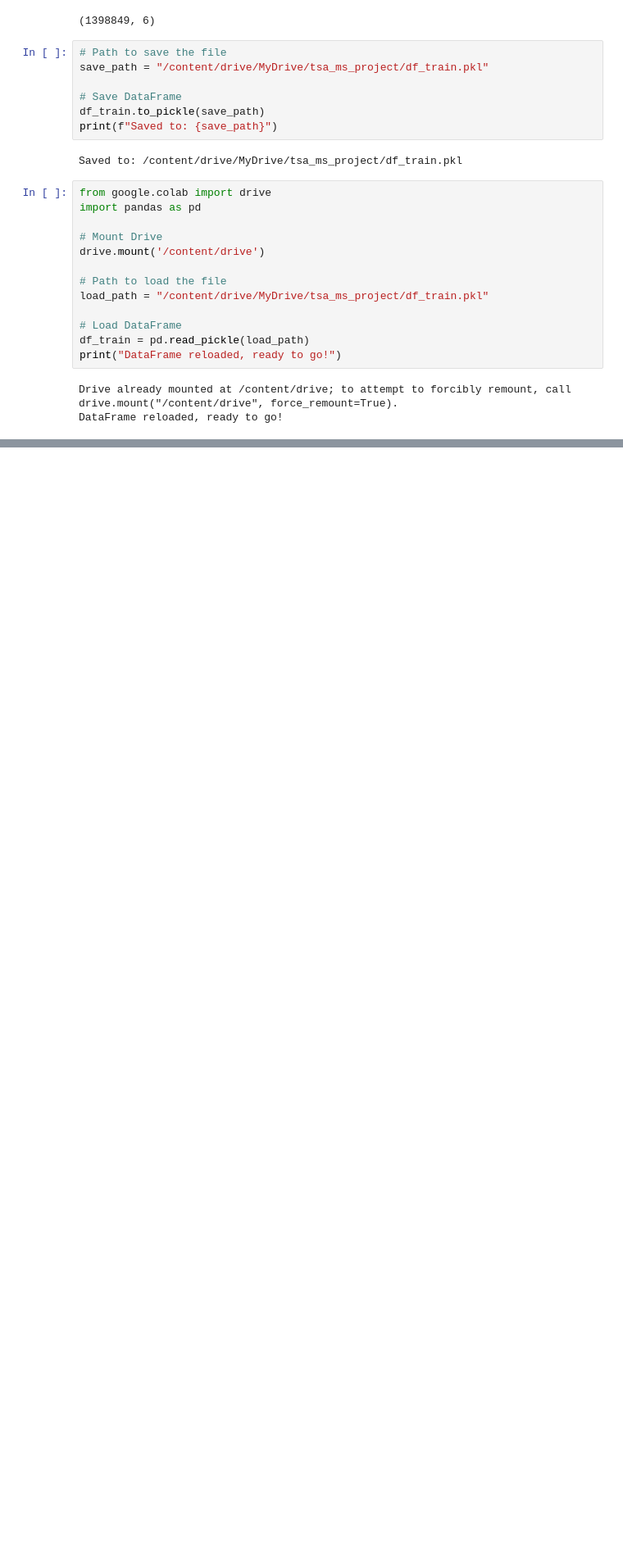
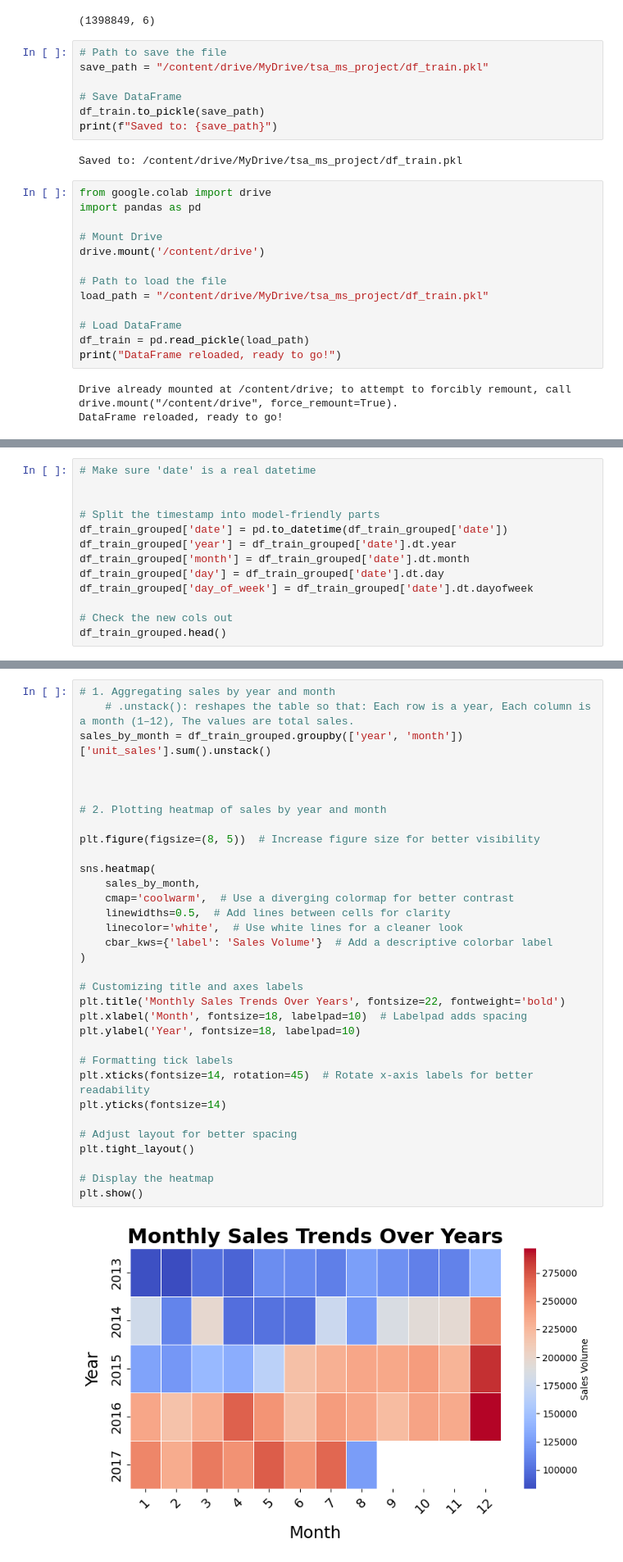
Before and after one commit to NyafeuKamdem/retail_demand_forcasting, a Jupyter notebook: data_prep.ipynb, the cells around one changed output, grey strips where cells are left out. Shown at 82% size. Drawn from its saved outputs; the diff is of its cells as text; blank space fills up the shorter version.

```diff
--- a/data_prep.ipynb
+++ b/data_prep.ipynb
@@ -149,0 +350,13 @@ DataFrame reloaded, ready to go!
+# %%
+# Make sure 'date' is a real datetime
+
+
+# Split the timestamp into model-friendly parts
+df_train_grouped['date'] = pd.to_datetime(df_train_grouped['date'])
+df_train_grouped['year'] = df_train_grouped['date'].dt.year
+df_train_grouped['month'] = df_train_grouped['date'].dt.month
+df_train_grouped['day'] = df_train_grouped['date'].dt.day
+df_train_grouped['day_of_week'] = df_train_grouped['date'].dt.dayofweek
+
+# Check the new cols out
+df_train_grouped.head()
@@ -149,0 +440,35 @@ DataFrame reloaded, ready to go!
+# %%
+# 1. Aggregating sales by year and month
+    # .unstack(): reshapes the table so that: Each row is a year, Each column is a month (1–12), The values are total sales.
+sales_by_month = df_train_grouped.groupby(['year', 'month'])['unit_sales'].sum().unstack()
+
+
+
+# 2. Plotting heatmap of sales by year and month
+
+plt.figure(figsize=(8, 5))  # Increase figure size for better visibility
+
+sns.heatmap(
+    sales_by_month,
+    cmap='coolwarm',  # Use a diverging colormap for better contrast
+    linewidths=0.5,  # Add lines between cells for clarity
+    linecolor='white',  # Use white lines for a cleaner look
+    cbar_kws={'label': 'Sales Volume'}  # Add a descriptive colorbar label
+)
+
+# Customizing title and axes labels
+plt.title('Monthly Sales Trends Over Years', fontsize=22, fontweight='bold')
+plt.xlabel('Month', fontsize=18, labelpad=10)  # Labelpad adds spacing
+plt.ylabel('Year', fontsize=18, labelpad=10)
+
+# Formatting tick labels
+plt.xticks(fontsize=14, rotation=45)  # Rotate x-axis labels for better readability
+plt.yticks(fontsize=14)
+
+# Adjust layout for better spacing
+plt.tight_layout()
+
+# Display the heatmap
+plt.show()
+# %% [output]
+[figure, added]
```
Also changed, not shown: parts of 58 cells of this notebook.
